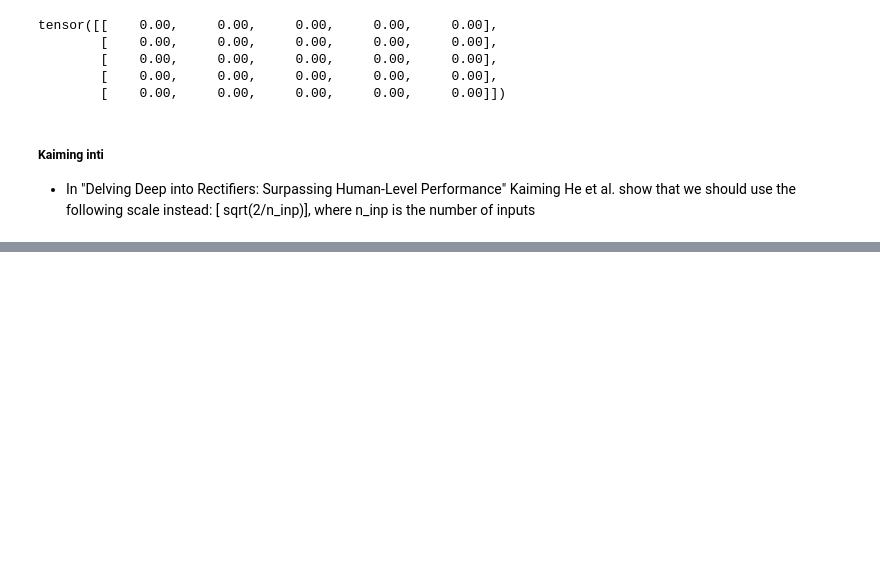
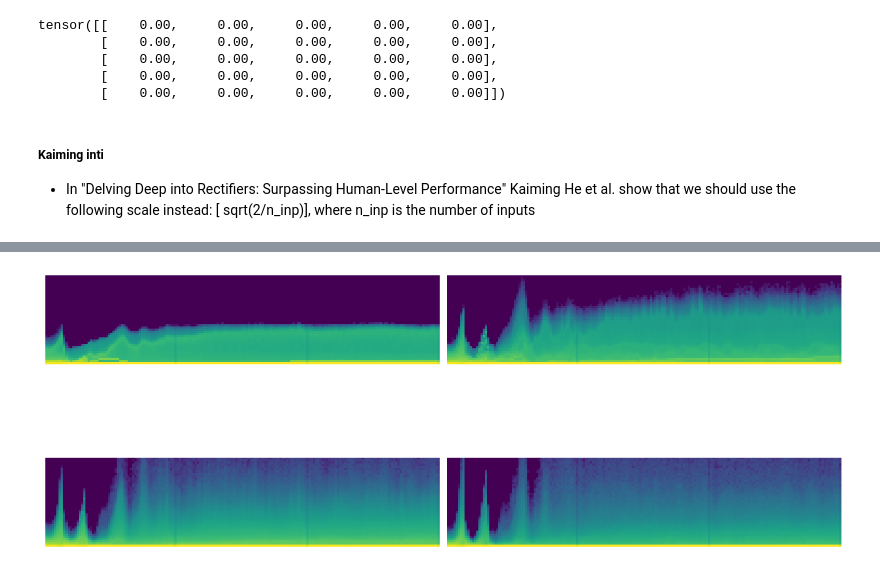
Before and after one commit to mtm-007/Deep-Learing-from-the-foundation-and-GEN_AI, a Jupyter notebook: initializing.ipynb, the cells around one changed output, grey strips where cells are left out. Cells and saved outputs as stored; diff of their text form; code cells hidden in the pictures; blank space fills up the shorter version.

```diff
--- a/initializing.ipynb
+++ b/initializing.ipynb
@@ -280,0 +353,4 @@ tensor([[0.00, 1.03, 0.00, 0.00, 0.79],
+# %%
+astats.color_dim()
+# %% [output]
+[figure, added]
```
Also changed, not shown: parts of 29 cells of this notebook.
